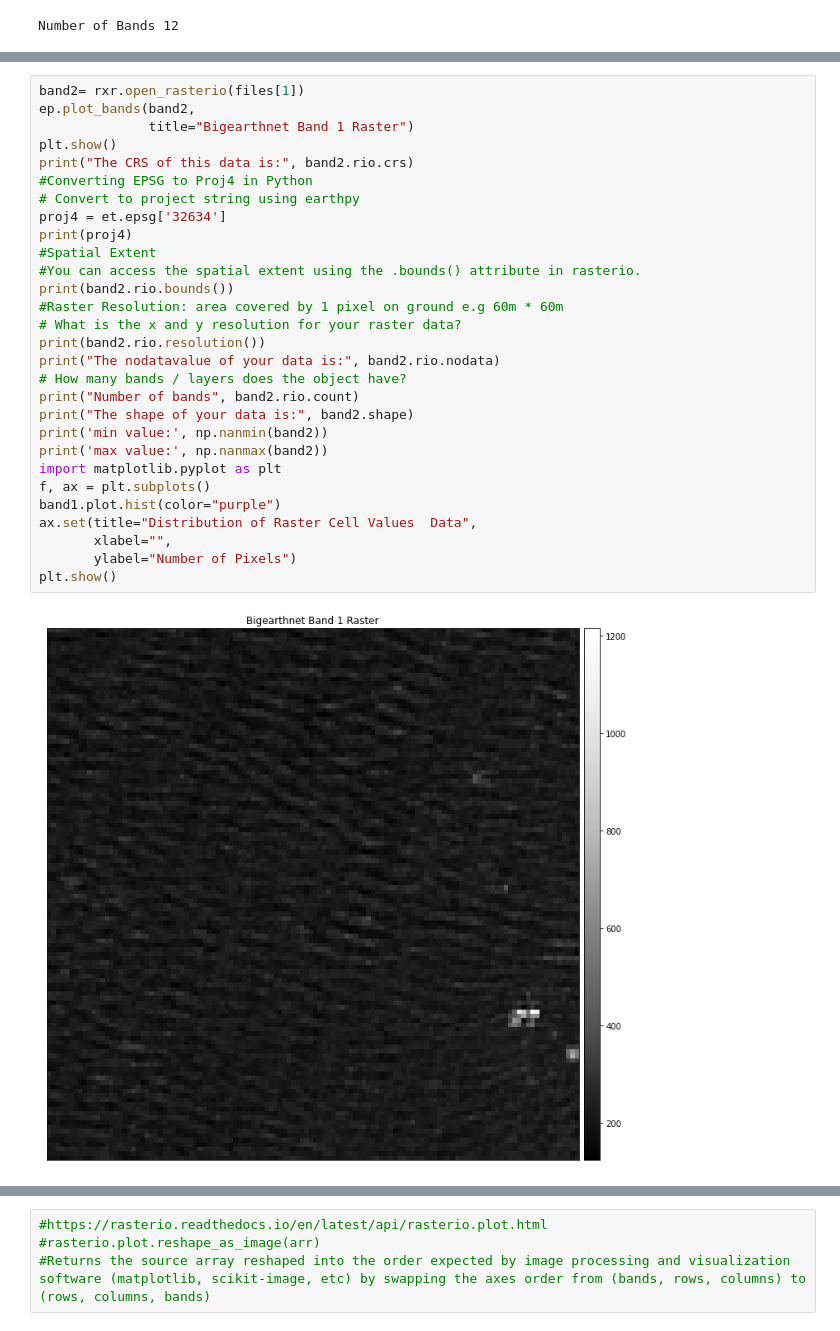
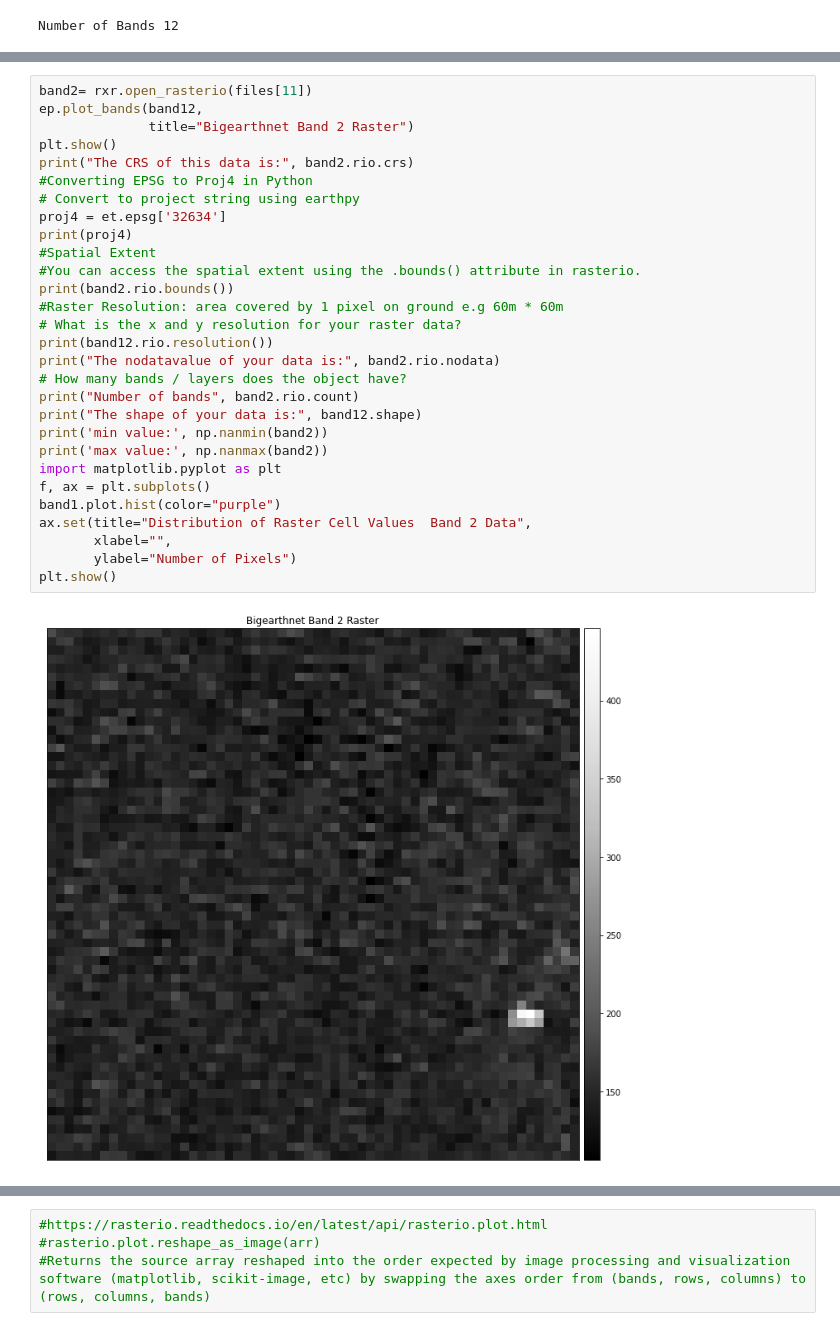
Before and after one commit to BRIJNANDA1979/CNN-Sentinel, a Jupyter notebook: Understand_band_data_info_using_histogram_and_classifying_pixel_values.ipynb, the cells around one changed output, grey strips where cells are left out. Saved outputs shown, nothing was run; the diff lists cells and outputs as text.

```diff
--- a/Understand_band_data_info_using_histogram_and_classifying_pixel_values.ipynb
+++ b/Understand_band_data_info_using_histogram_and_classifying_pixel_values.ipynb
@@ -141,34 +144,34 @@ max value: 456
 # %%
-band2= rxr.open_rasterio(files[1])
-ep.plot_bands(band2,
-              title="Bigearthnet Band 1 Raster")
+band2= rxr.open_rasterio(files[11])
+ep.plot_bands(band12,
+              title="Bigearthnet Band 2 Raster")
 plt.show()
 print("The CRS of this data is:", band2.rio.crs)
 #Converting EPSG to Proj4 in Python
 # Convert to project string using earthpy
 proj4 = et.epsg['32634']
 print(proj4)
 #Spatial Extent
 #You can access the spatial extent using the .bounds() attribute in rasterio.
 print(band2.rio.bounds())
 #Raster Resolution: area covered by 1 pixel on ground e.g 60m * 60m
 # What is the x and y resolution for your raster data?
-print(band2.rio.resolution())
+print(band12.rio.resolution())
 print("The nodatavalue of your data is:", band2.rio.nodata)
 # How many bands / layers does the object have?
 print("Number of bands", band2.rio.count)
-print("The shape of your data is:", band2.shape)
+print("The shape of your data is:", band12.shape)
 print('min value:', np.nanmin(band2))
 print('max value:', np.nanmax(band2))
 import matplotlib.pyplot as plt
 f, ax = plt.subplots()
 band1.plot.hist(color="purple")
-ax.set(title="Distribution of Raster Cell Values  Data",
+ax.set(title="Distribution of Raster Cell Values  Band 2 Data",
        xlabel="",
        ylabel="Number of Pixels")
 plt.show()
 # %% [output]
-[figure, old version]
+[figure, new version]
 The CRS of this data is: EPSG:32634
 +proj=utm +zone=34 +datum=WGS84 +units=m +no_defs
 (499980.0, 7032840.0, 501180.0, 7034040.0)
```
Also changed, not shown: parts of 14 cells of this notebook.
